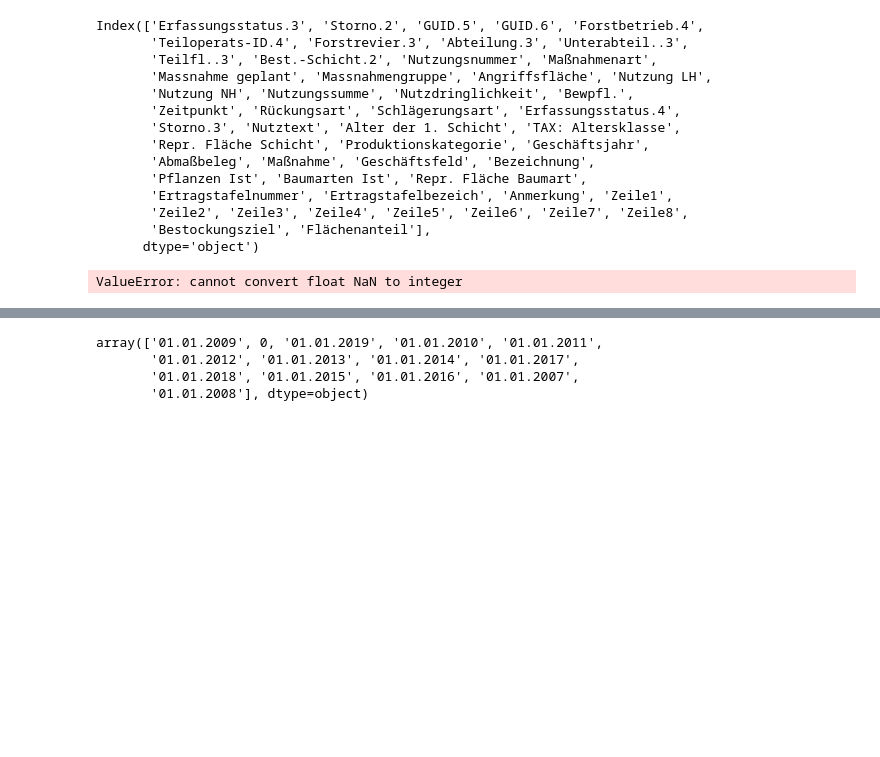
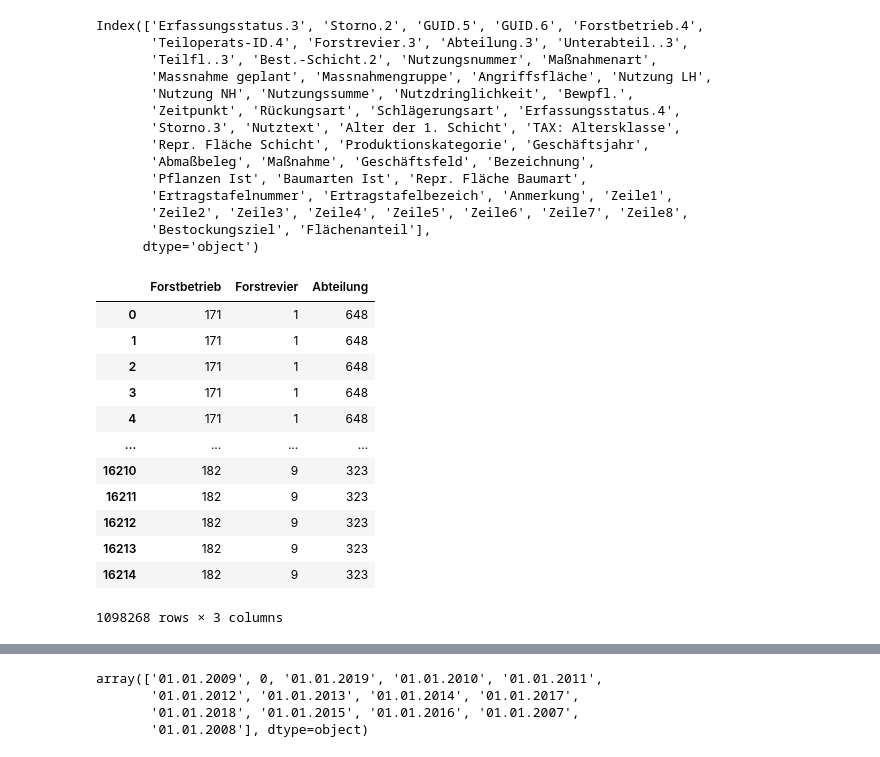
Before and after one commit to satlawa/edin_diss_geo, a Jupyter notebook: new/create_GIS_tax.ipynb, the cells around one changed output, grey strips where cells are left out. Cells and saved outputs as stored; diff of their text form; code cells hidden in the pictures; blank space fills up the shorter version.

```diff
--- a/new/create_GIS_tax.ipynb
+++ b/new/create_GIS_tax.ipynb
@@ -176,16 +223,22 @@ Index(['Erfassungsstatus.3', 'Storno.2', 'GUID.5', 'GUID.6', 'Forstbetrieb.4',
       dtype='object')
 # %%
 sap_tax.fillna(0, inplace=True)
-# %%
-sap_tax['Forstbetrieb'] = sap_tax['Forstbetrieb'].astype(int)
-sap_tax['Forstrevier'] = sap_tax['Forstrevier'].astype(int)
-sap_tax['Abteilung'] = sap_tax['Abteilung'].astype(int)
-sap_tax['Teilfl.'] = sap_tax['Teilfl.'].astype(int)
-sap_tax['Nutzdringlichkeit'] = sap_tax['Nutzdringlichkeit'].astype(int)
-sap_tax['year_to_start'] = sap_tax['Beg. Laufzeit'].str[-4:].astype(int)
-sap_tax['year_to_end'] = sap_tax['Ende Laufzeit'].str[-4:].astype(int)
-# %% [output]
-ValueError: cannot convert float NaN to integer
+# %%
+sap_tax[['Forstbetrieb', 'Forstrevier', 'Abteilung']]
+# %% [output]
+|  | Forstbetrieb | Forstrevier | Abteilung |
+| 0 | 171 | 1 | 648 |
+| 1 | 171 | 1 | 648 |
+| 2 | 171 | 1 | 648 |
+| 3 | 171 | 1 | 648 |
+| 4 | 171 | 1 | 648 |
+| ... | ... | ... | ... |
+| 16210 | 182 | 9 | 323 |
+| 16211 | 182 | 9 | 323 |
+| 16212 | 182 | 9 | 323 |
+| 16213 | 182 | 9 | 323 |
+| 16214 | 182 | 9 | 323 |
+1098268 rows × 3 columns
 # %%
 # create ID_wo
 
```
Also changed, not shown: parts of 21 cells of this notebook.
